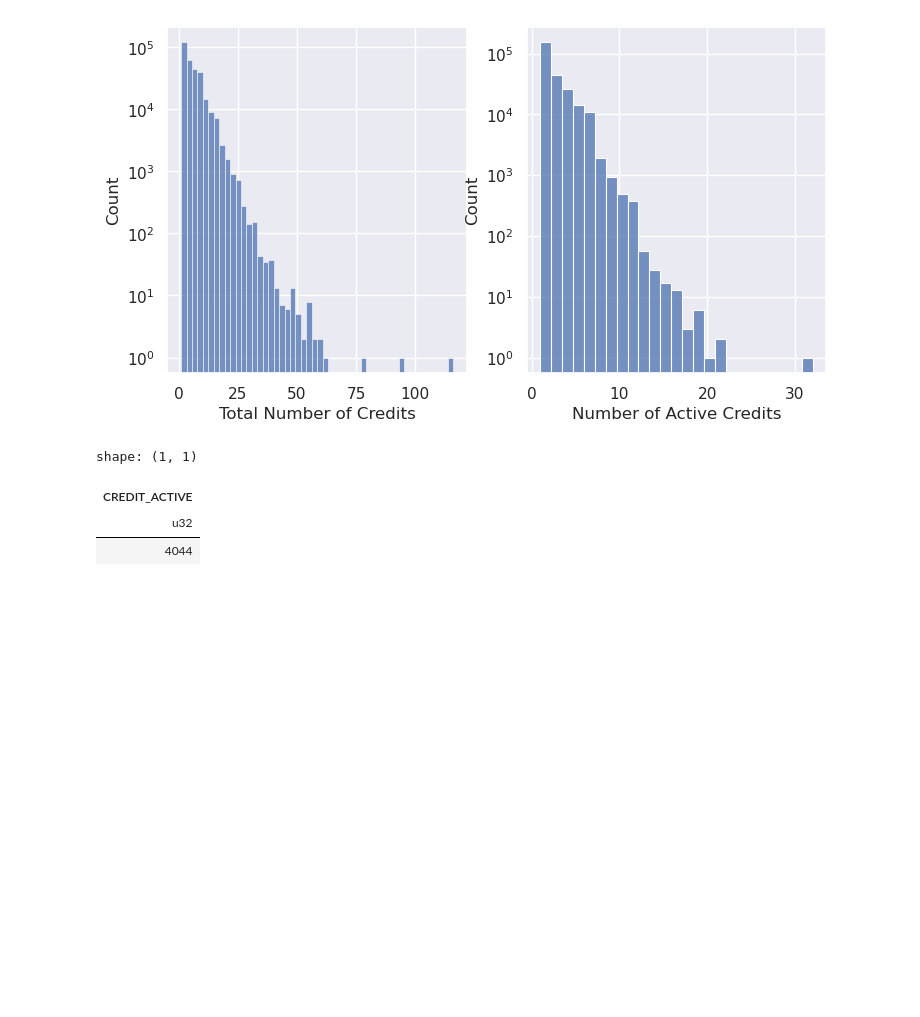
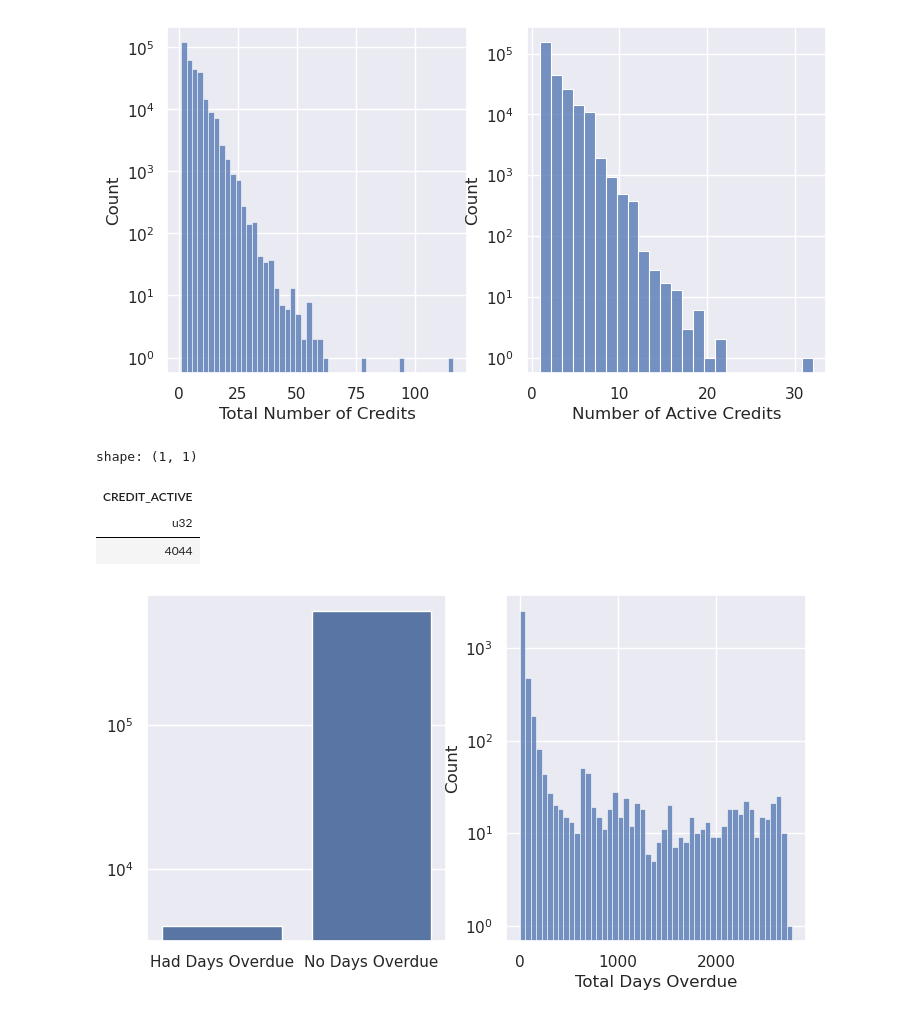
Before and after one commit to gediminas-skvarnavicius/home-credit-group-ml, a Jupyter notebook: EDA.ipynb, the cells around one changed output. Cells and saved outputs as stored; diff of their text form; code cells hidden in the pictures; blank space fills up the shorter version.

```diff
--- a/EDA.ipynb
+++ b/EDA.ipynb
@@ -314,4 +314,33 @@ shape: (1, 1)
 | CREDIT_ACTIVE |
 | u32 |
 | 4044 |
+# %%
+fig_days_over_bur,ax_days_over_bur=plt.subplots(1,2,figsize=BASE_FIG_SIZE)
+sns.barplot(
+    [
+        (
+            bureau.filter((pl.col("CREDIT_ACTIVE") == "Active"))["CREDIT_DAY_OVERDUE"]
+            != 0
+        ).sum(),
+        (
+            bureau.filter((pl.col("CREDIT_ACTIVE") == "Active"))["CREDIT_DAY_OVERDUE"]
+            == 0
+        ).sum(),
+    ],
+    ax=ax_days_over_bur[0]
+)
+ax_days_over_bur[0].set_yscale("log")
+ax_days_over_bur[0].set_xticks([0,1])
+ax_days_over_bur[0].set_xticklabels(['Had Days Overdue','No Days Overdue'])
+sns.histplot(
+    bureau.filter(
+        (pl.col("CREDIT_ACTIVE") == "Active") & (pl.col("CREDIT_DAY_OVERDUE") > 0)
+    )["CREDIT_DAY_OVERDUE"],
+    bins=50,
+    ax=ax_days_over_bur[1]
+)
+ax_days_over_bur[1].set_xlabel("Total Days Overdue")
+ax_days_over_bur[1].set_yscale("log")
+# %% [output]
+[figure, added]
 # %%
```
Also changed, not shown: parts of 5 cells of this notebook, 1 other file.
